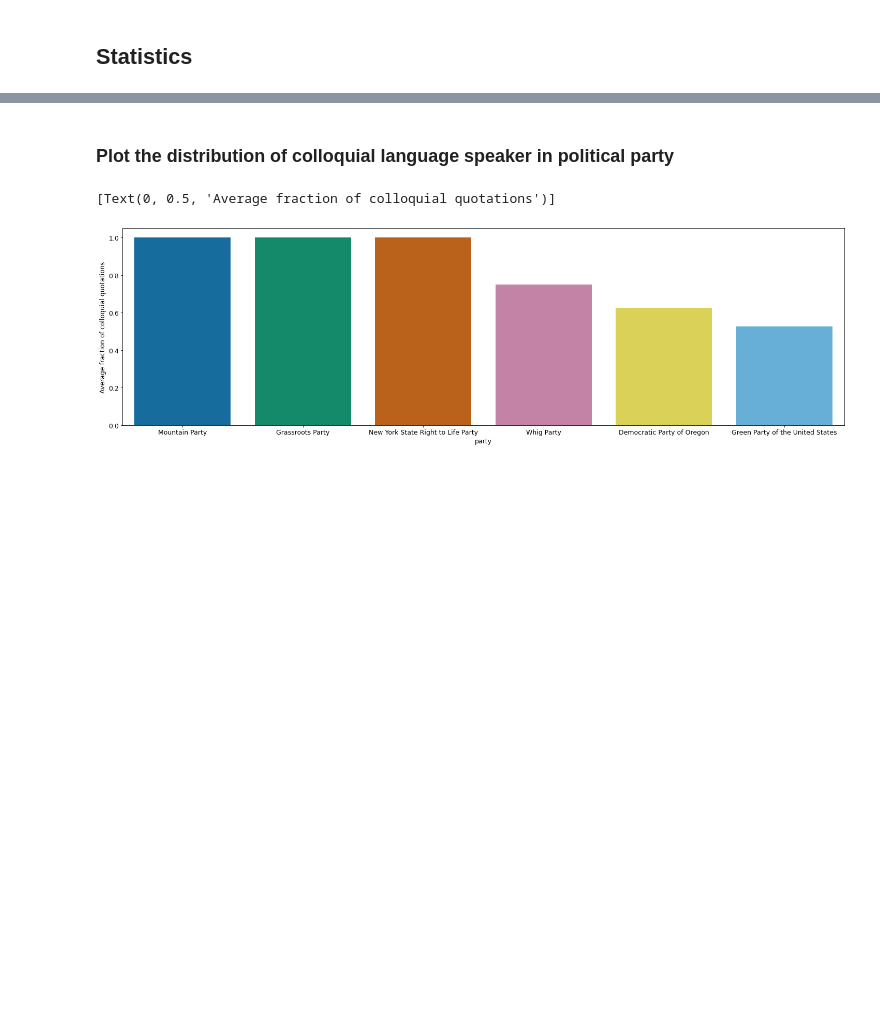
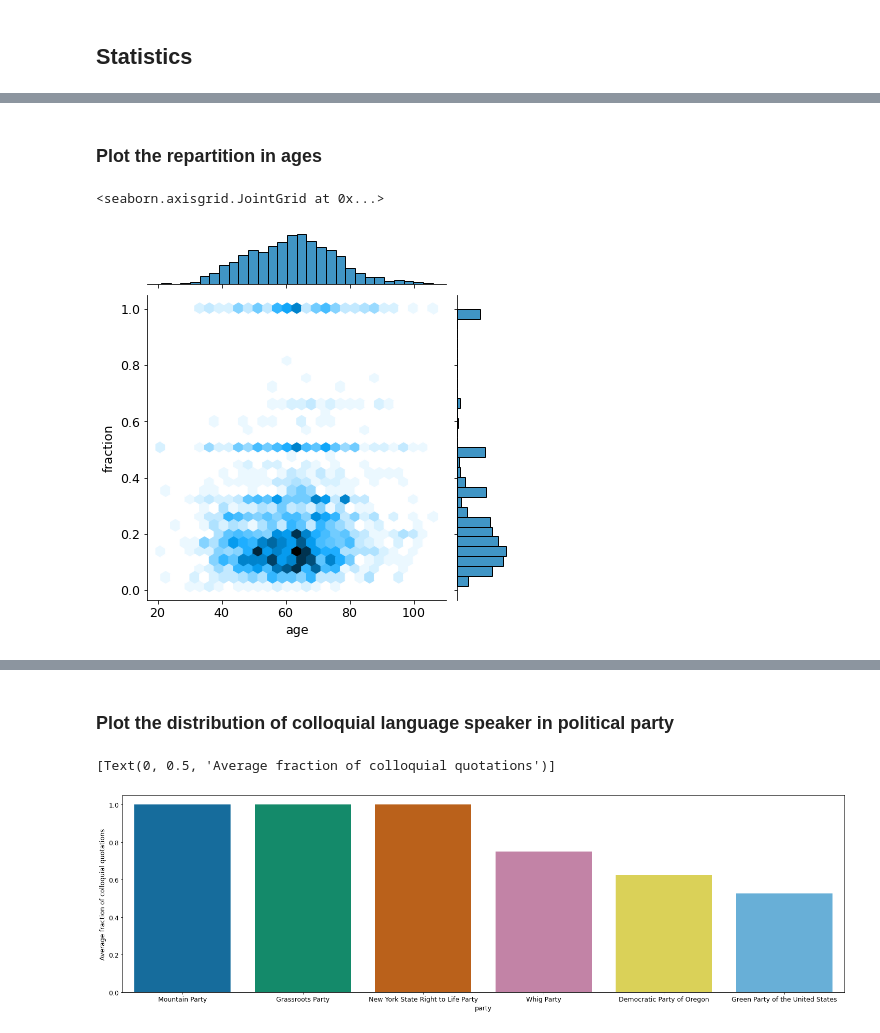
Before and after one commit to epfl-ada/ada-2021-project-adacadabra, a Jupyter notebook: ANALYSIS/M3_Statistics_on_speakers_aggregation.ipynb, the cells around one changed output, grey strips where cells are left out. Saved outputs shown, nothing was run; the diff lists cells and outputs as text; code cells hidden in the pictures; blank space fills up the shorter version.

```diff
--- a/ANALYSIS/M3_Statistics_on_speakers_aggregation.ipynb
+++ b/ANALYSIS/M3_Statistics_on_speakers_aggregation.ipynb
@@ -91,0 +104,9 @@ Plot the repartition of colloquial between Democrat and Republican
+# %% [markdown]
+### Plot the repartition in ages
+# %%
+#Remove all politics with fraction equal to 0
+df_plot = df_aggreg[df_aggreg['fraction']!=0]
+sns.jointplot(x=df_plot['age'], y=df_plot['fraction'], kind="hex")
+# %% [output]
+<seaborn.axisgrid.JointGrid at 0x...>
+[figure, added]
```
Also changed, not shown: parts of 18 cells of this notebook, 1 other file.
